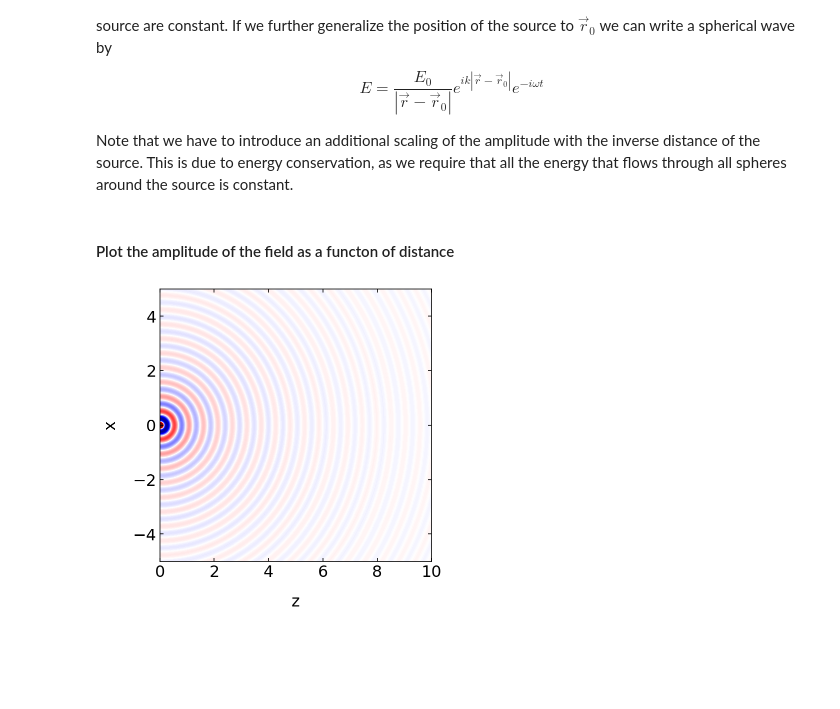
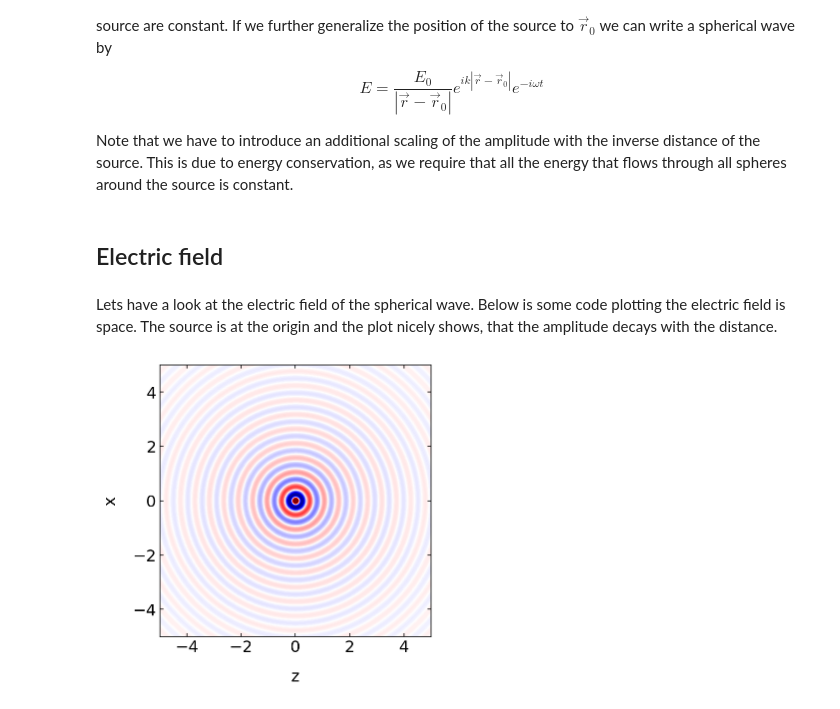
Before and after one commit to fcichos/website, a Jupyter notebook: docs/notebooks/L9/2_spherical_waves.ipynb, the cells around one changed output. Cells and saved outputs as stored; diff of their text form; code cells hidden in the pictures; blank space fills up the shorter version.

```diff
--- a/docs/notebooks/L9/2_spherical_waves.ipynb
+++ b/docs/notebooks/L9/2_spherical_waves.ipynb
@@ -43,32 +43,34 @@ def spherical_wave(k,omega,r,r0,t):
     k=np.linalg.norm(k)
     d=np.linalg.norm(r-r0)
     return( np.exp(1j*(k*d-omega*t))/d)
-# %% [markdown]
-#### Plot the amplitude of the field as a functon of distance
+# %% [markdown]
+## Electric field
+# %% [markdown]
+Lets have a look at the electric field of the spherical wave. Below is some code plotting the electric field is space. The source is at the origin and the plot nicely shows, that the amplitude decays with the distance.
 # %%
 plt.figure(figsize=(5,5))
 
 x=np.linspace(-5e-6,5e-6,300)
-z=np.linspace(0,10e-6,300)
+z=np.linspace(-5e-6,5e-6,300)
 
 X,Z=np.meshgrid(x,z)
 r=np.array([X,0,Z])
 
 wavelength=532e-9
 k0=2*np.pi/wavelength
 c=299792458
 omega0=k0*c
 
 k=k0*np.array([0,0,1.])
 r0=np.array([0,0,0])
 
 field=spherical_wave(k,omega0,r,r0,0)
 
 extent = np.min(z)*1e6, np.max(z)*1e6,np.min(x)*1e6, np.max(x)*1e6
 bbb=plt.imshow(np.real(field.transpose()),extent=extent,vmin=-5e6,vmax=5e6,cmap='seismic')
 
 plt.xlabel('z')
 plt.ylabel('x')
 plt.show()
 # %% [output]
-[figure, old version]
+[figure, new version]
```
Also changed, not shown: parts of 12 cells of this notebook, 43 other files.
